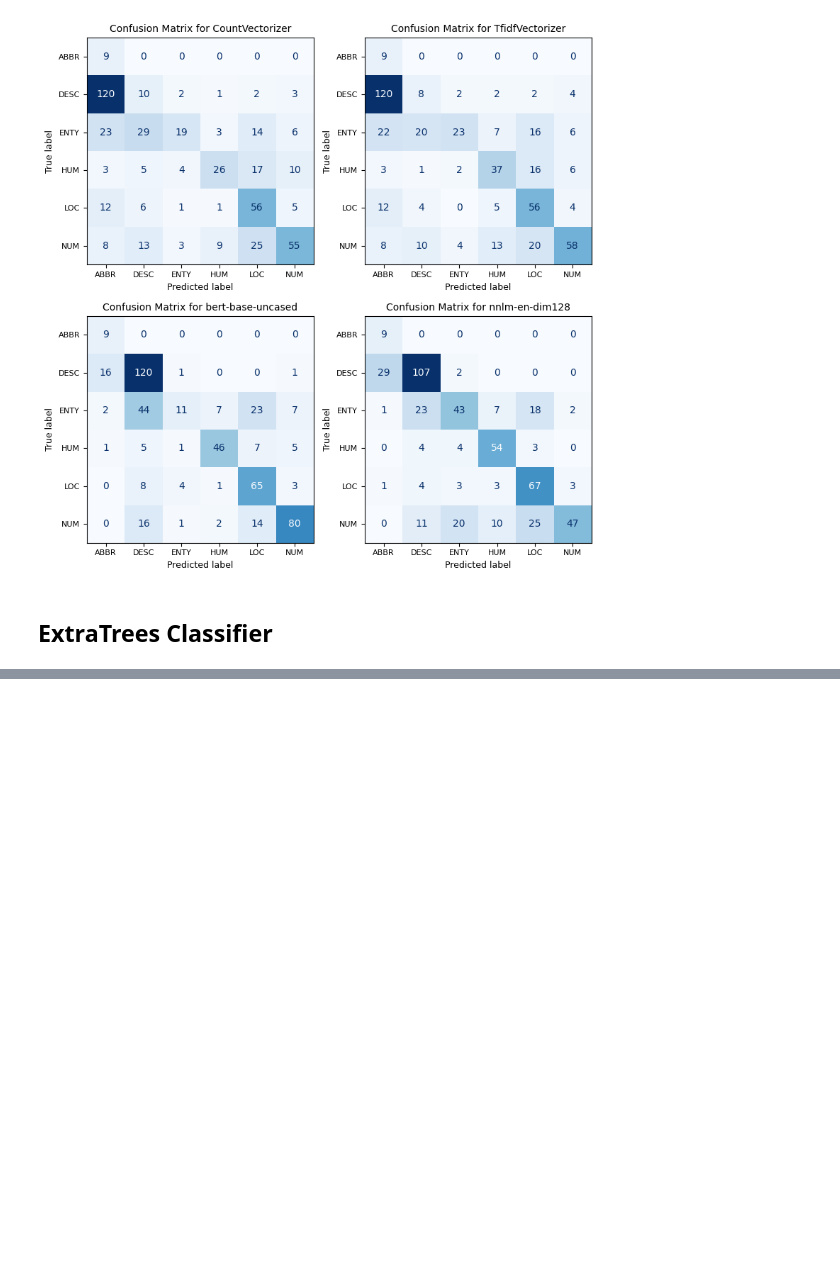
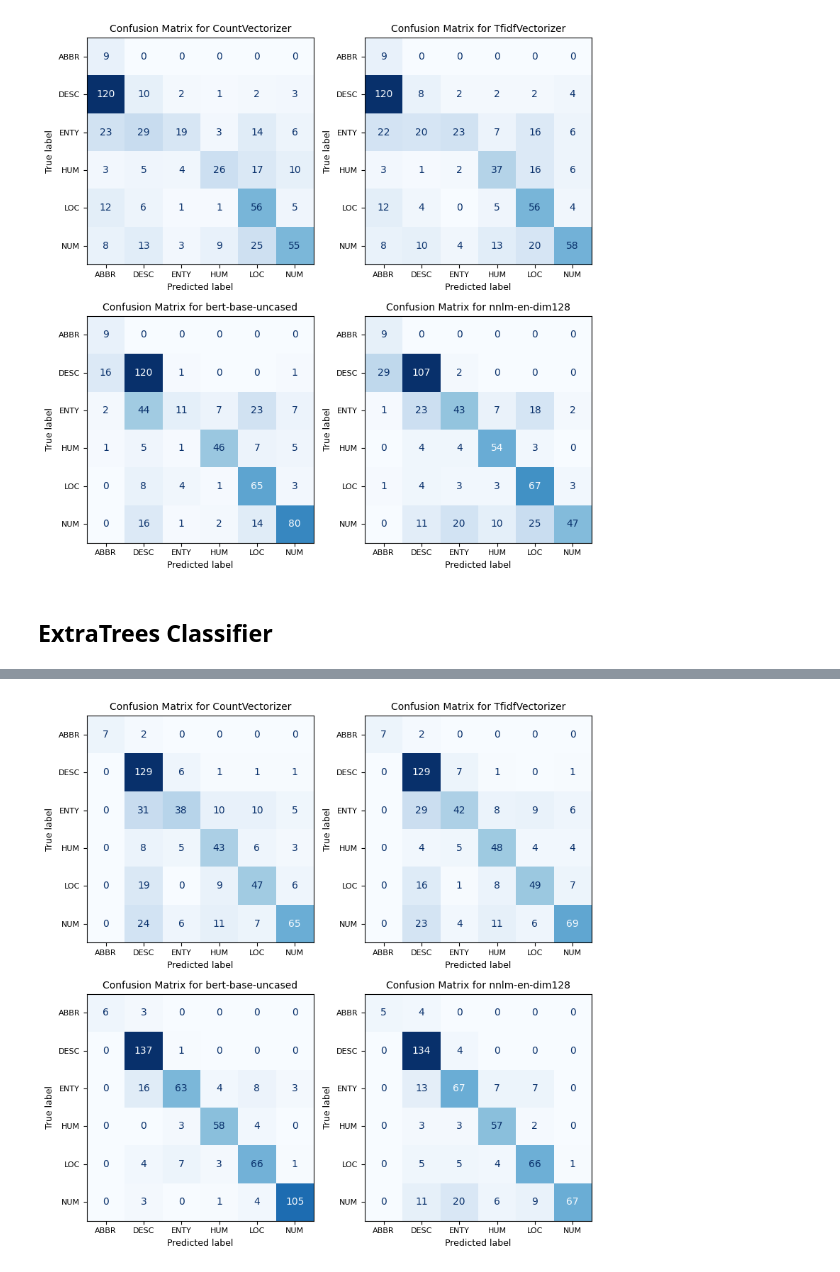
Before and after one commit to Ibrahim-Ola/ml_for_sentence_classification, a Jupyter notebook: modeling.ipynb, the cells around one changed output, grey strips where cells are left out. Saved outputs shown, nothing was run; the diff lists cells and outputs as text; code cells hidden in the pictures; blank space fills up the shorter version.

```diff
--- a/modeling.ipynb
+++ b/modeling.ipynb
@@ -542,0 +609,4 @@ rf_results = train_and_evaluate_models(model, parameters)
+# %%
+plot_confusion_matrices(et_results, y_test, default_vectorizers)
+# %% [output]
+[figure, added]
```
Also changed, not shown: parts of 7 cells of this notebook.
